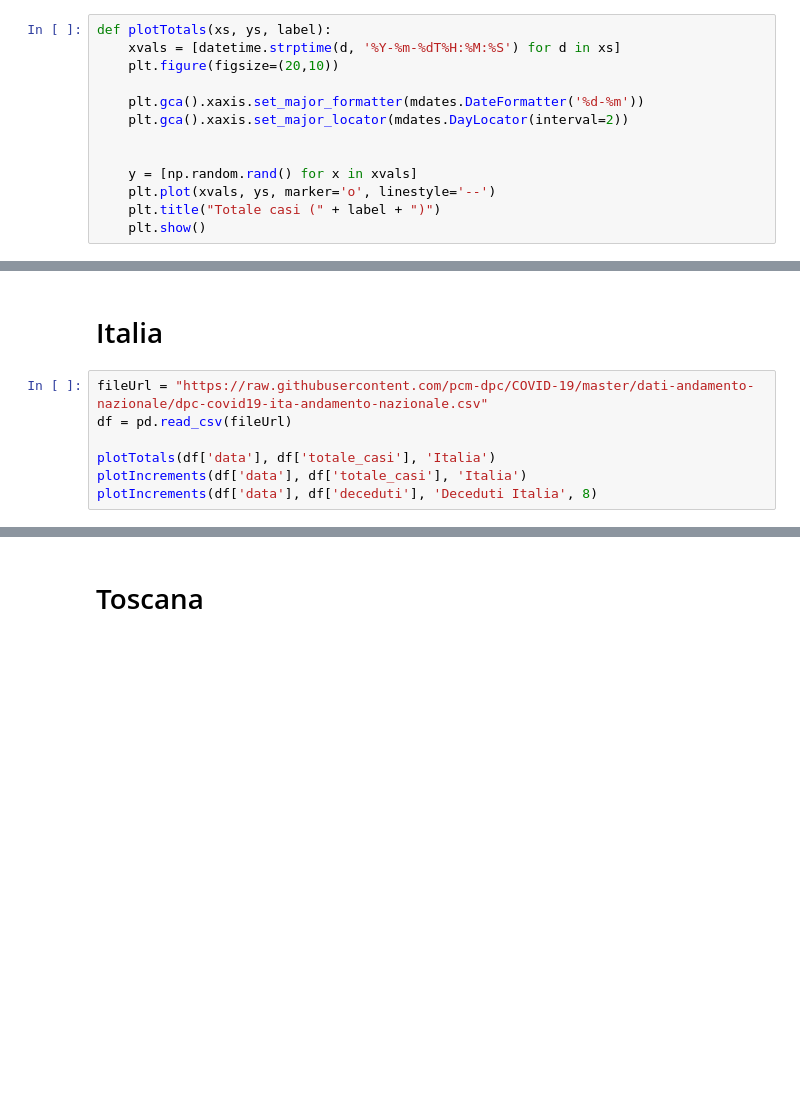
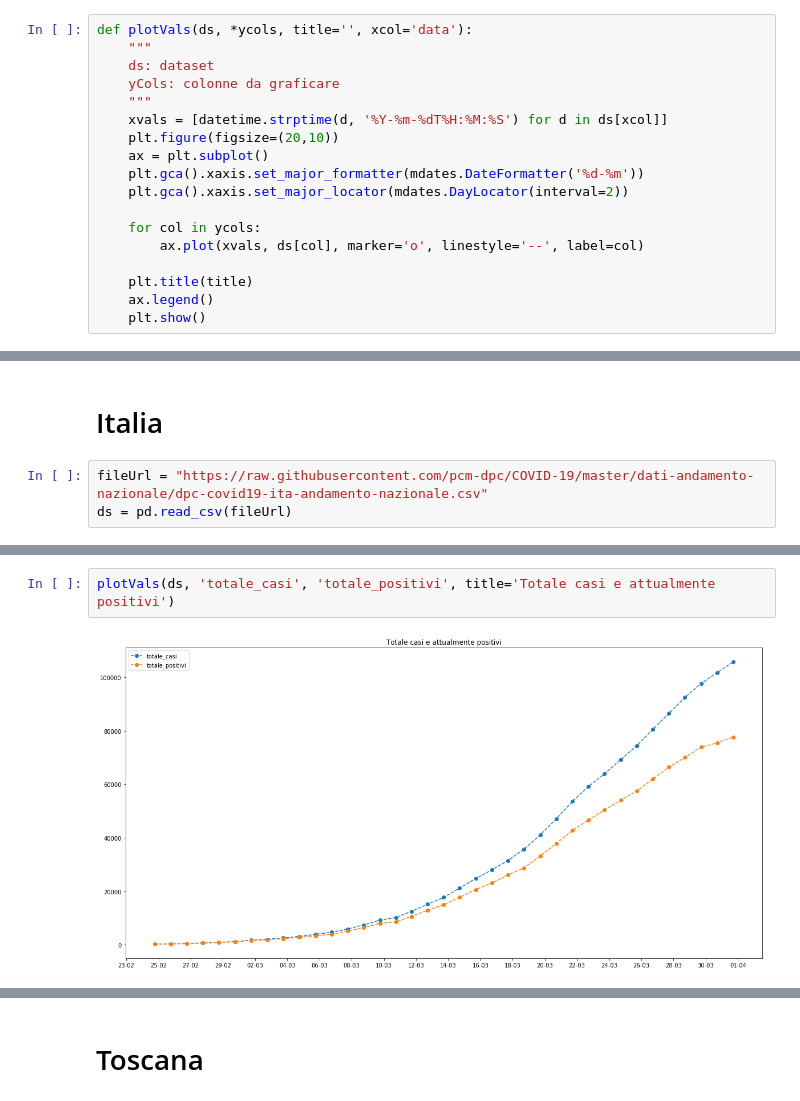
Before and after one commit to stefano-gaggero/COVID19, a Jupyter notebook: 2020-03 COVID.ipynb, the cells around one changed output, grey strips where cells are left out. Cells and saved outputs as stored; diff of their text form; blank space fills up the shorter version.

```diff
--- a/2020-03 COVID.ipynb
+++ b/2020-03 COVID.ipynb
@@ -5,16 +5,21 @@ import matplotlib.pyplot as plt
 import matplotlib.dates as mdates
 from datetime import datetime
 # %%
-def plotTotals(xs, ys, label):
-    xvals = [datetime.strptime(d, '%Y-%m-%dT%H:%M:%S') for d in xs]
+def plotVals(ds, *ycols, title='', xcol='data'):
+    """
+    ds: dataset
+    yCols: colonne da graficare
+    """
+    xvals = [datetime.strptime(d, '%Y-%m-%dT%H:%M:%S') for d in ds[xcol]]
     plt.figure(figsize=(20,10))
-
+    ax = plt.subplot()
     plt.gca().xaxis.set_major_formatter(mdates.DateFormatter('%d-%m'))
     plt.gca().xaxis.set_major_locator(mdates.DayLocator(interval=2))
 
+    for col in ycols:
+        ax.plot(xvals, ds[col], marker='o', linestyle='--', label=col)
 
-    y = [np.random.rand() for x in xvals]
-    plt.plot(xvals, ys, marker='o', linestyle='--')
-    plt.title("Totale casi (" + label + ")")
+    plt.title(title)
+    ax.legend()
     plt.show()
 # %%
@@ -45,8 +51,4 @@ def plotIncrements(xs, ys, label, N=5):
 # Italia
 # %%
 fileUrl = "https://raw.githubusercontent.com/pcm-dpc/COVID-19/master/dati-andamento-nazionale/dpc-covid19-ita-andamento-nazionale.csv"
-df = pd.read_csv(fileUrl)
-
-plotTotals(df['data'], df['totale_casi'], 'Italia')
-plotIncrements(df['data'], df['totale_casi'], 'Italia')
-plotIncrements(df['data'], df['deceduti'], 'Deceduti Italia', 8)
+ds = pd.read_csv(fileUrl)
@@ -56,0 +55,4 @@ plotIncrements(df['data'], df['deceduti'], 'Deceduti Italia', 8)
+# %%
+plotVals(ds, 'totale_casi', 'totale_positivi', title='Totale casi e attualmente positivi')
+# %% [output]
+[figure, added]
```
Also changed, not shown: parts of 14 cells of this notebook.
